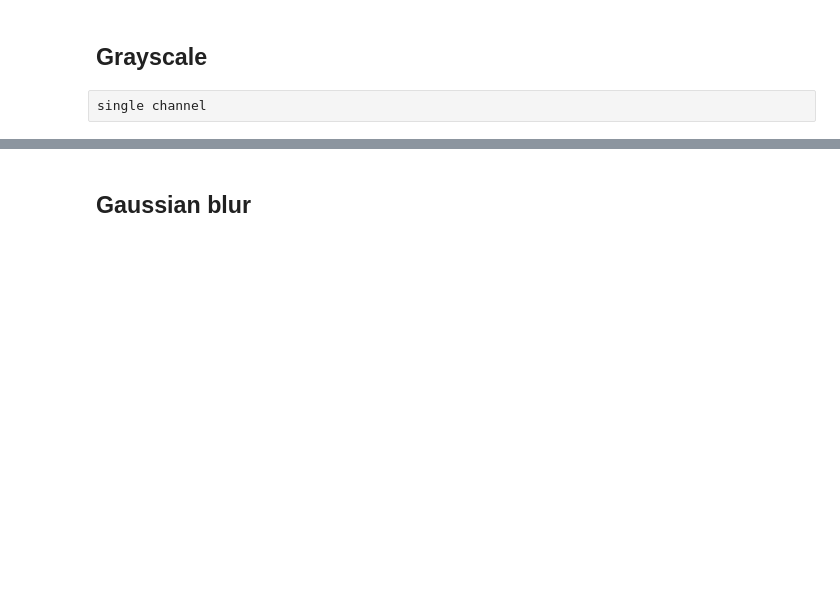
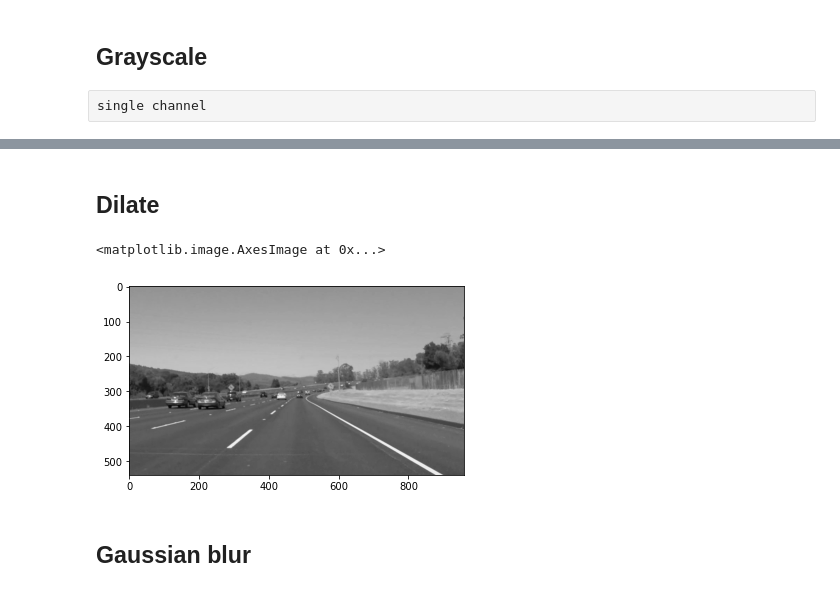
Before and after one commit to karthikeyanrathore/Lane-Line-Detection, a Jupyter notebook: fast.ipynb, the cells around one changed output, grey strips where cells are left out. Saved outputs shown, nothing was run; the diff lists cells and outputs as text; code cells hidden in the pictures; blank space fills up the shorter version.

```diff
--- a/fast.ipynb
+++ b/fast.ipynb
@@ -48,0 +45,2 @@ gray.shape
+# %% [markdown]
+## Dilate
@@ -49,3 +49,8 @@ gray.shape
+# %%
+plt.imshow(gray, cmap="gray")
+# %% [output]
+<matplotlib.image.AxesImage at 0x...>
+[figure, added]
 # %% [markdown]
 ## Gaussian blur
 # %% [raw]
```
Also changed, not shown: parts of 19 cells of this notebook, 3 other files.
